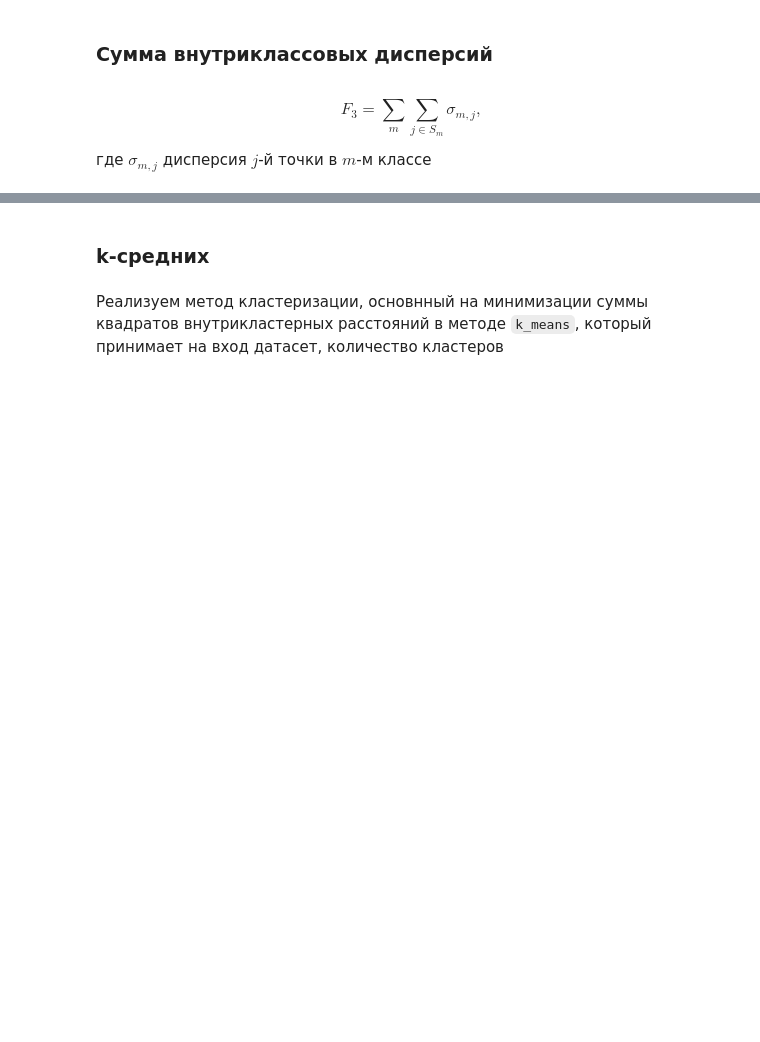
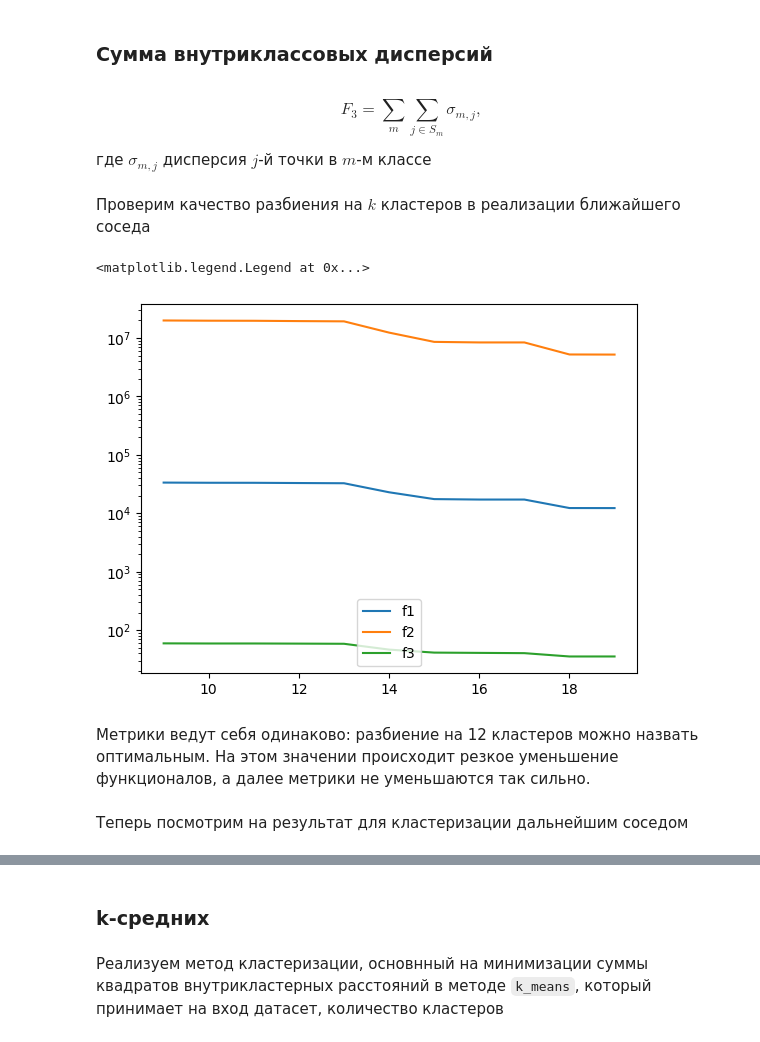
Before and after one commit to EHAT32/mathModelling, a Jupyter notebook: hw1/hw1.ipynb, the cells around one changed output, grey strips where cells are left out. Drawn from its saved outputs; the diff is of its cells as text; code cells hidden in the pictures; blank space fills up the shorter version.

```diff
--- a/hw1/hw1.ipynb
+++ b/hw1/hw1.ipynb
@@ -260,3 +266,5 @@ $$
 $$
 
 где $\sigma_{m,j}$ дисперсия $j$-й точки в $m$-м классе
+# %% [markdown]
+Проверим качество разбиения на $k$ кластеров в реализации ближайшего соседа
@@ -262,0 +273,26 @@ $$
+# %%
+f_1_res = []
+f_2_res = []
+f_3_res = []
+df_single_copy = small_df_single.copy(deep=True)
+for i in range(9, 20):
+    single_labels = clustering.bfs_k_classes_split(cluster_single, i)
+    df_single_copy['label'] = single_labels
+    df_single_copy = df_single_copy.rename(columns={0 : 'x', 1 : 'y'})
+    f_1_res.append(metrics.f_1(df_single_copy))
+    f_2_res.append(metrics.f_2(df_single_copy))
+    f_3_res.append(metrics.f_3(df_single_copy))
+# %%
+k_ax = np.arange(9, 20)
+
+plt.semilogy(k_ax, f_1_res, label='f1')
+plt.semilogy(k_ax, f_2_res, label='f2')
+plt.semilogy(k_ax, f_3_res, label='f3')
+plt.legend()
+# %% [output]
+<matplotlib.legend.Legend at 0x...>
+[figure, added]
+# %% [markdown]
+Метрики ведут себя одинаково: разбиение на 12 кластеров можно назвать оптимальным. На этом значении происходит резкое уменьшение функционалов, а далее метрики не уменьшаются так сильно.
+# %% [markdown]
+Теперь посмотрим на результат для кластеризации дальнейшим соседом
```
Also changed, not shown: parts of 22 cells of this notebook.
